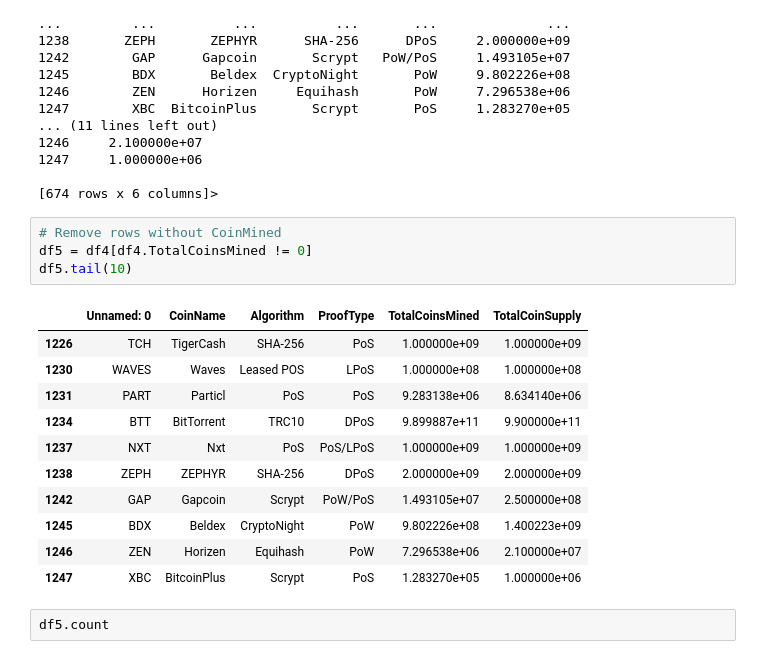
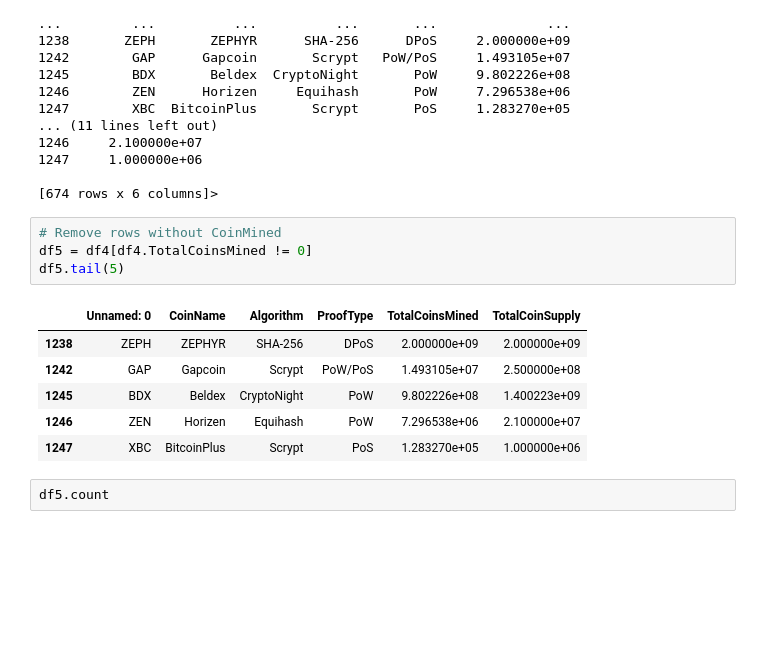
Before and after one commit to Natashina/Cryptocurrencies, a Jupyter notebook: crypto.ipynb, the cells around one changed output. Saved outputs shown, nothing was run; the diff lists cells and outputs as text; blank space fills up the shorter version.

```diff
--- a/crypto.ipynb
+++ b/crypto.ipynb
@@ -123,14 +121,9 @@ df4.count
 # %%
 # Remove rows without CoinMined
 df5 = df4[df4.TotalCoinsMined != 0]
-df5.tail(10)
+df5.tail(5)
 # %% [output]
 |  | Unnamed: 0 | CoinName | Algorithm | ProofType | TotalCoinsMined | TotalCoinSupply |
-| 1226 | TCH | TigerCash | SHA-256 | PoS | 1.000000e+09 | 1.000000e+09 |
-| 1230 | WAVES | Waves | Leased POS | LPoS | 1.000000e+08 | 1.000000e+08 |
-| 1231 | PART | Particl | PoS | PoS | 9.283138e+06 | 8.634140e+06 |
-| 1234 | BTT | BitTorrent | TRC10 | DPoS | 9.899887e+11 | 9.900000e+11 |
-| 1237 | NXT | Nxt | PoS | PoS/LPoS | 1.000000e+09 | 1.000000e+09 |
 | 1238 | ZEPH | ZEPHYR | SHA-256 | DPoS | 2.000000e+09 | 2.000000e+09 |
 | 1242 | GAP | Gapcoin | Scrypt | PoW/PoS | 1.493105e+07 | 2.500000e+08 |
 | 1245 | BDX | Beldex | CryptoNight | PoW | 9.802226e+08 | 1.400223e+09 |
```
Also changed, not shown: parts of 36 cells of this notebook.
